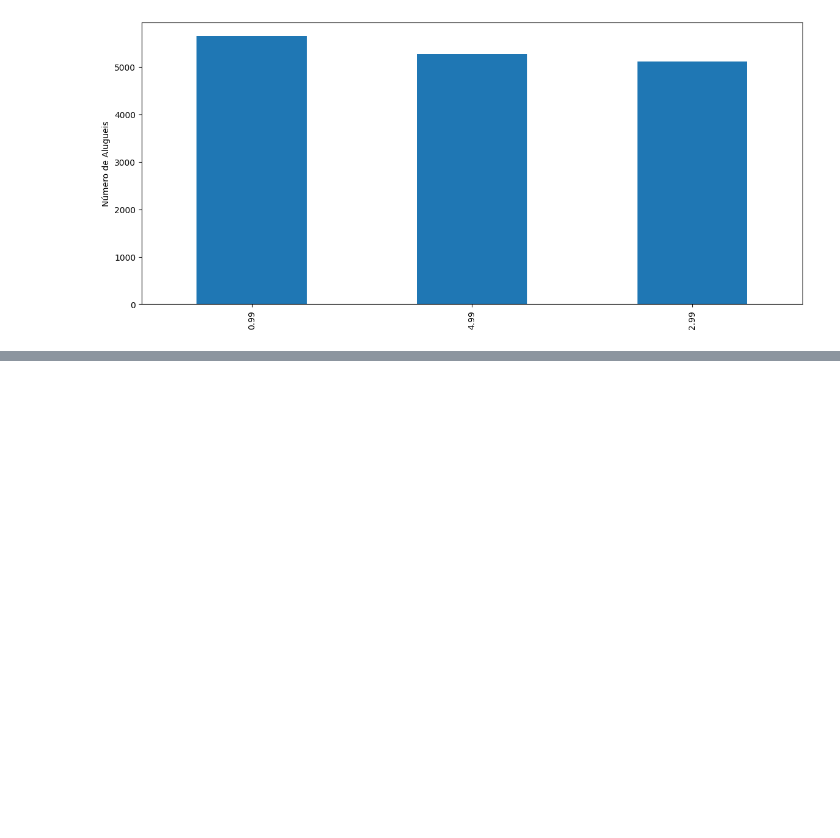
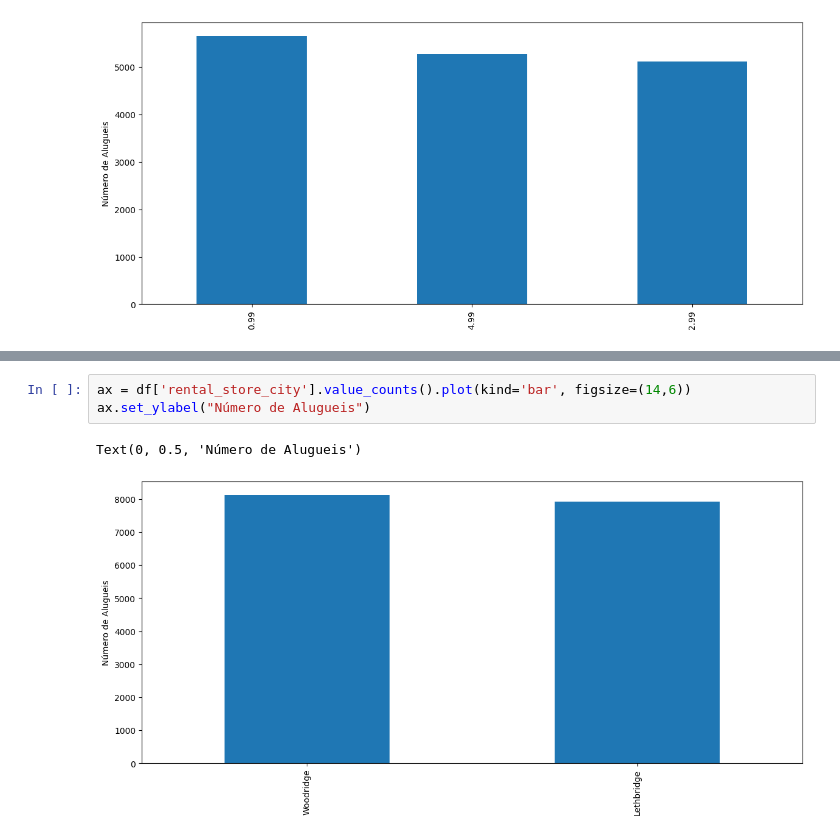
Before and after one commit to EmidioLP/Freecodecamp, a Jupyter notebook: Data_Analysis_with_Python/DataAnalysis_2.ipynb, the cells around one changed output, grey strips where cells are left out. Drawn from its saved outputs; the diff is of its cells as text; blank space fills up the shorter version.

```diff
--- a/Data_Analysis_with_Python/DataAnalysis_2.ipynb
+++ b/Data_Analysis_with_Python/DataAnalysis_2.ipynb
@@ -119,0 +133,6 @@ Text(0, 0.5, 'Número de Alugueis')
+# %%
+ax = df['rental_store_city'].value_counts().plot(kind='bar', figsize=(14,6))
+ax.set_ylabel("Número de Alugueis")
+# %% [output]
+Text(0, 0.5, 'Número de Alugueis')
+[figure, added]
```
Also changed, not shown: parts of 16 cells of this notebook.
